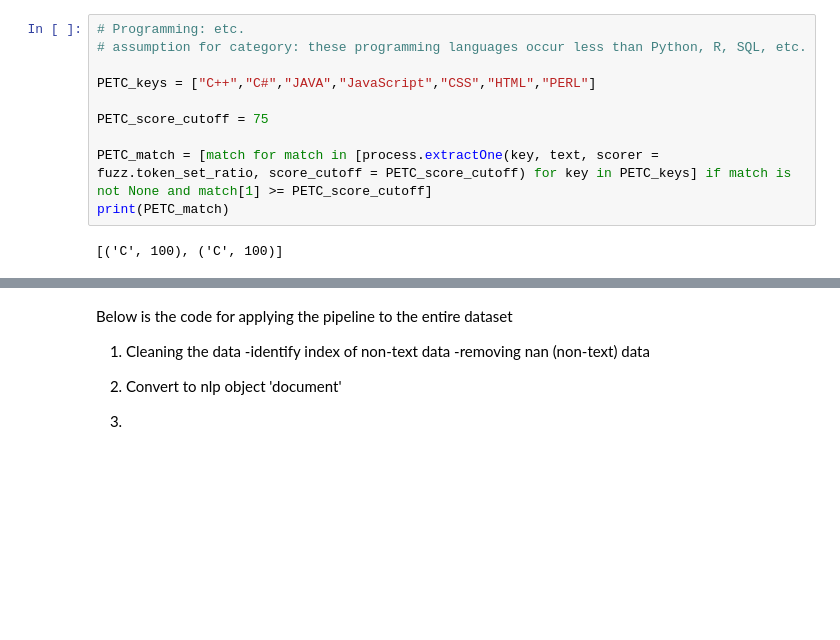
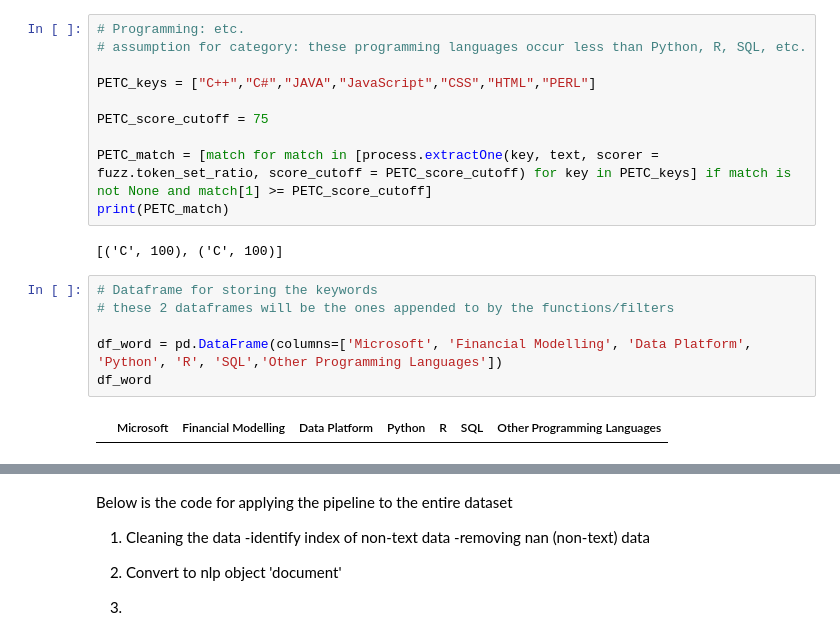
Before and after one commit to ethanvirtudazo/DS105_Project, a Jupyter notebook: text_pipeline.ipynb, the cells around one changed output, grey strips where cells are left out. Cells and saved outputs as stored; diff of their text form; blank space fills up the shorter version.

```diff
--- a/text_pipeline.ipynb
+++ b/text_pipeline.ipynb
@@ -288,3 +288,11 @@ PETC_match = [match for match in [process.extractOne(key, text, scorer = fuzz.to
 print(PETC_match)
 # %% [output]
 [('C', 100), ('C', 100)]
+# %%
+# Dataframe for storing the keywords
+# these 2 dataframes will be the ones appended to by the functions/filters
+
+df_word = pd.DataFrame(columns=['Microsoft', 'Financial Modelling', 'Data Platform', 'Python', 'R', 'SQL','Other Programming Languages'])
+df_word
+# %% [output]
+|  | Microsoft | Financial Modelling | Data Platform | Python | R | SQL | Other Programming Languages |
```
Also changed, not shown: parts of 38 cells of this notebook, 2 other files.
